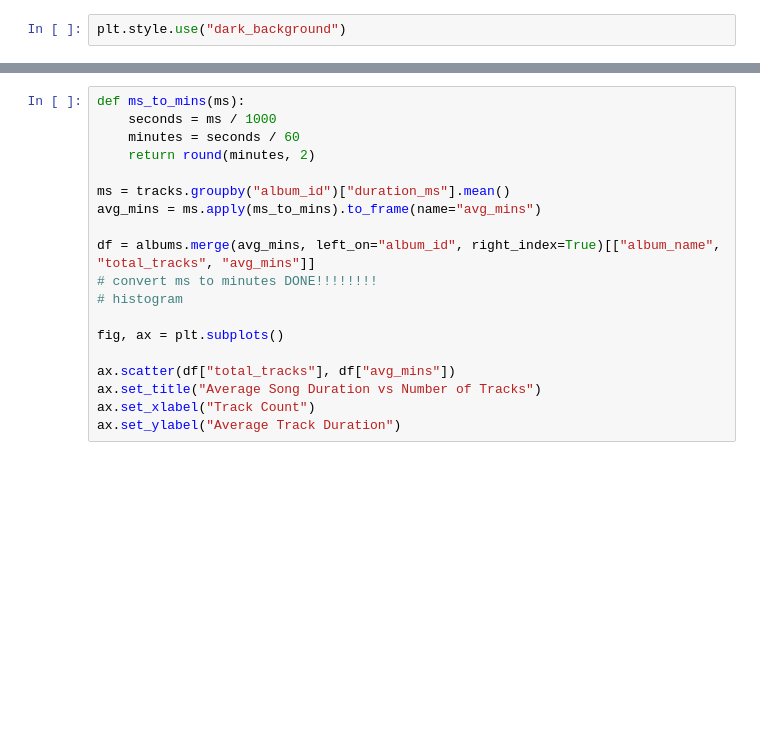
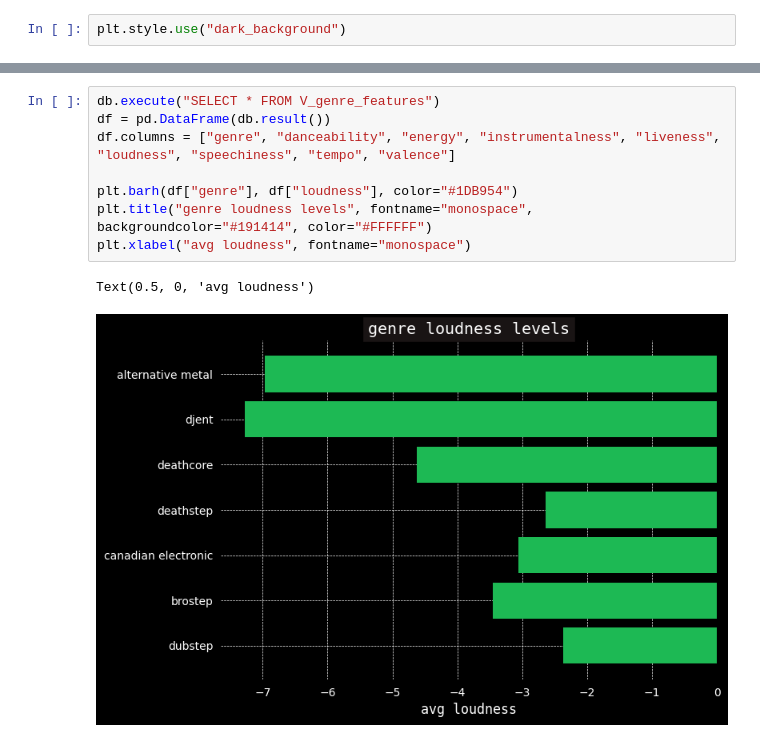
Before and after one commit to nick-esqueda/vanguard_de_project, a Jupyter notebook: visualizations.ipynb, the cells around one changed output, grey strips where cells are left out. Saved outputs shown, nothing was run; the diff lists cells and outputs as text; blank space fills up the shorter version.

```diff
--- a/visualizations.ipynb
+++ b/visualizations.ipynb
@@ -45,19 +45,11 @@ fig.tight_layout()
 # %%
-def ms_to_mins(ms):
-    seconds = ms / 1000
-    minutes = seconds / 60
-    return round(minutes, 2)
+db.execute("SELECT * FROM V_genre_features")
+df = pd.DataFrame(db.result())
+df.columns = ["genre", "danceability", "energy", "instrumentalness", "liveness", "loudness", "speechiness", "tempo", "valence"]
 
-ms = tracks.groupby("album_id")["duration_ms"].mean()
-avg_mins = ms.apply(ms_to_mins).to_frame(name="avg_mins")
-
-df = albums.merge(avg_mins, left_on="album_id", right_index=True)[["album_name", "total_tracks", "avg_mins"]]
-# convert ms to minutes DONE!!!!!!!!
-# histogram
-
-fig, ax = plt.subplots()
-
-ax.scatter(df["total_tracks"], df["avg_mins"])
-ax.set_title("Average Song Duration vs Number of Tracks")
-ax.set_xlabel("Track Count")
-ax.set_ylabel("Average Track Duration")
+plt.barh(df["genre"], df["loudness"], color="#1DB954")
+plt.title("genre loudness levels", fontname="monospace", backgroundcolor="#191414", color="#FFFFFF")
+plt.xlabel("avg loudness", fontname="monospace")
+# %% [output]
+Text(0.5, 0, 'avg loudness')
+[figure, added]
```
Also changed, not shown: parts of 2 cells of this notebook.
